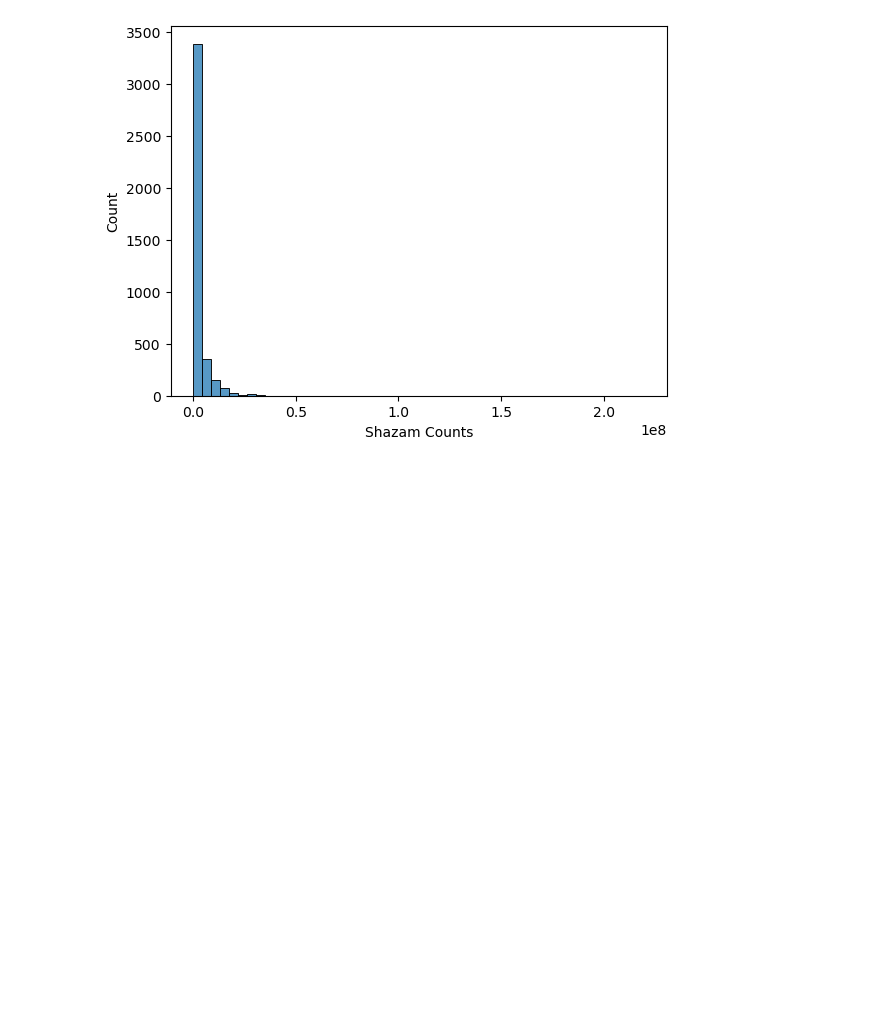
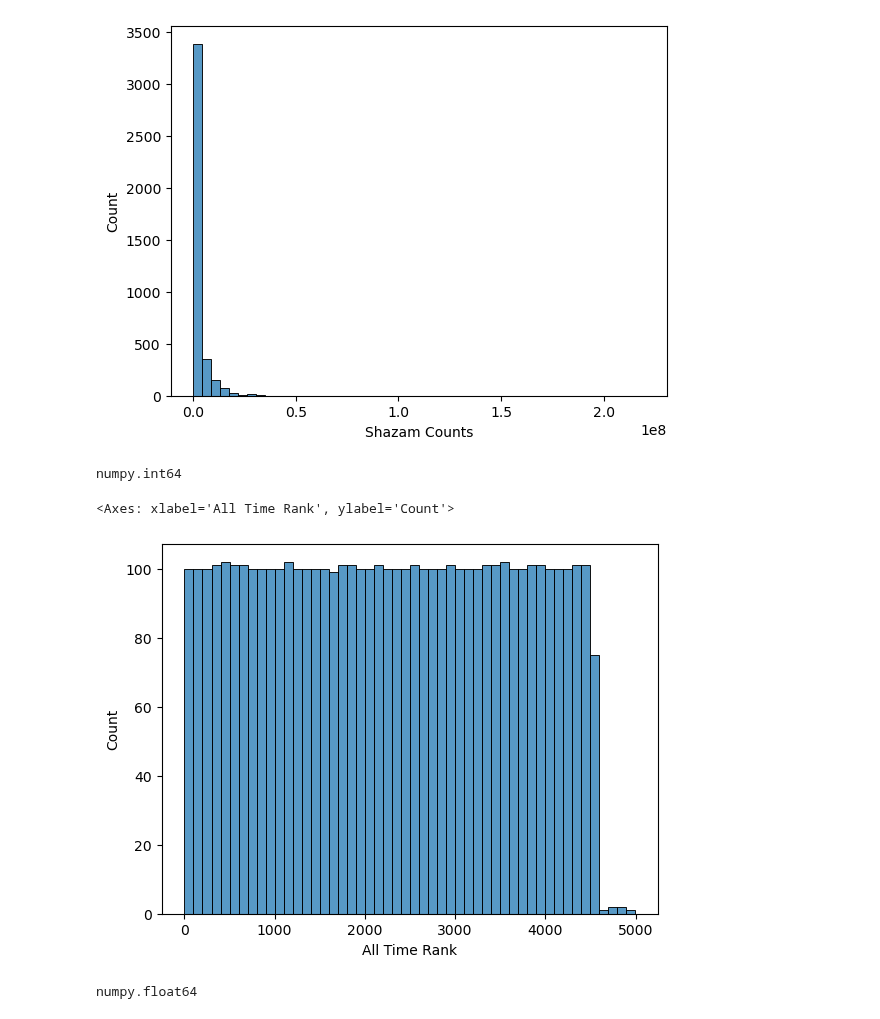
Before and after one commit to whoshilo/AI, a Jupyter notebook: Semester 1/Spotify/Spotify2024.ipynb, the cells around one changed output. Cells and saved outputs as stored; diff of their text form; code cells hidden in the pictures; blank space fills up the shorter version.

```diff
--- a/Semester 1/Spotify/Spotify2024.ipynb
+++ b/Semester 1/Spotify/Spotify2024.ipynb
@@ -176,3 +176,20 @@ sns.histplot(data=df, x='Shazam Counts', bins=50)
 # %% [output]
 <Axes: xlabel='Shazam Counts', ylabel='Count'>
 [figure]
+# %%
+df["All Time Rank"] = df["All Time Rank"].str.replace(',', '')
+df["All Time Rank"] = pd.to_numeric(df["All Time Rank"], errors="coerce")
+type(df.loc[0]["All Time Rank"])
+# %% [output]
+numpy.int64
+# %%
+sns.histplot(data=df, x='All Time Rank', bins=50)
+# %% [output]
+<Axes: xlabel='All Time Rank', ylabel='Count'>
+[figure, added]
+# %%
+df["Soundcloud Streams"] = df["Soundcloud Streams"].str.replace(',', '')
+df["Soundcloud Streams"] = pd.to_numeric(df["Soundcloud Streams"], errors="coerce")
+type(df.loc[0]["Soundcloud Streams"])
+# %% [output]
+numpy.float64
```
Also changed, not shown: parts of 1 cell of this notebook.
